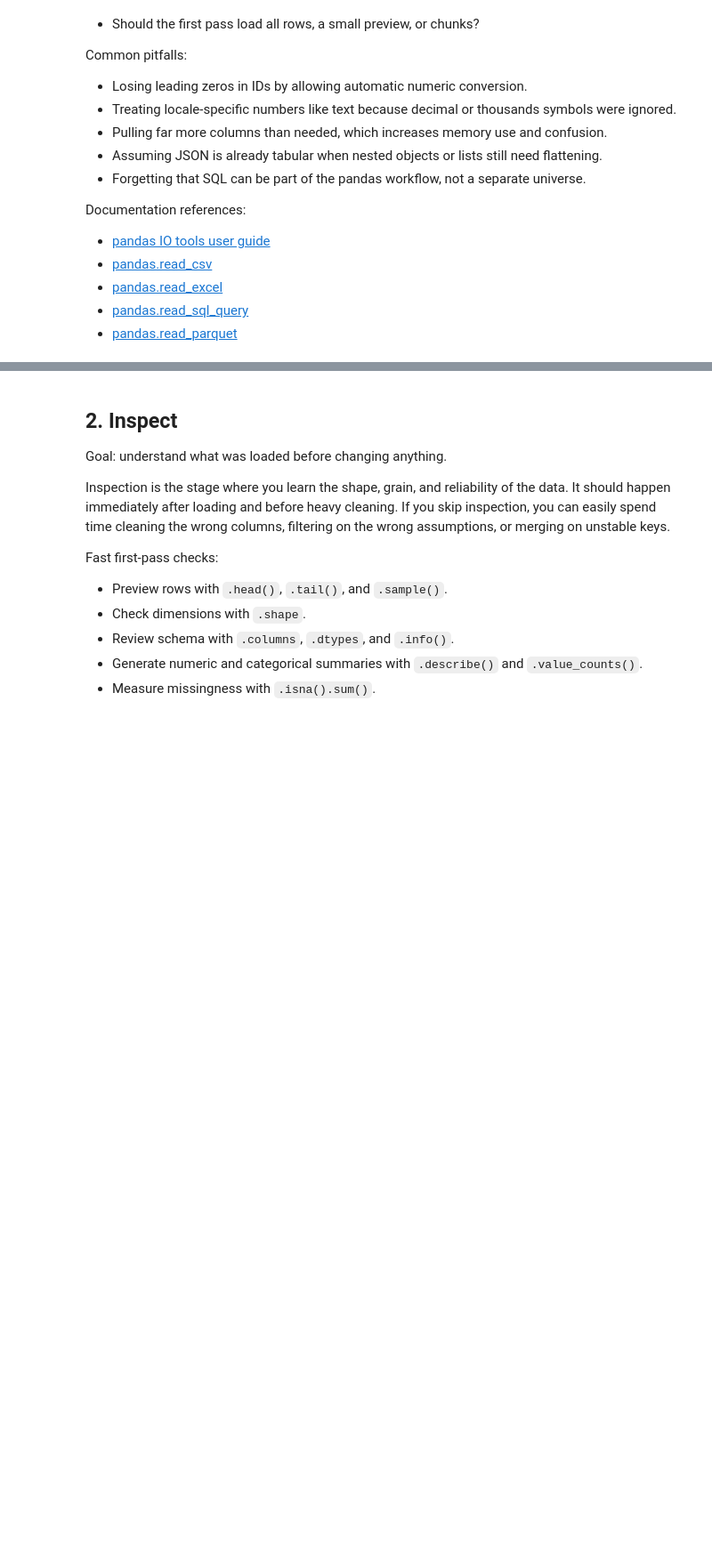
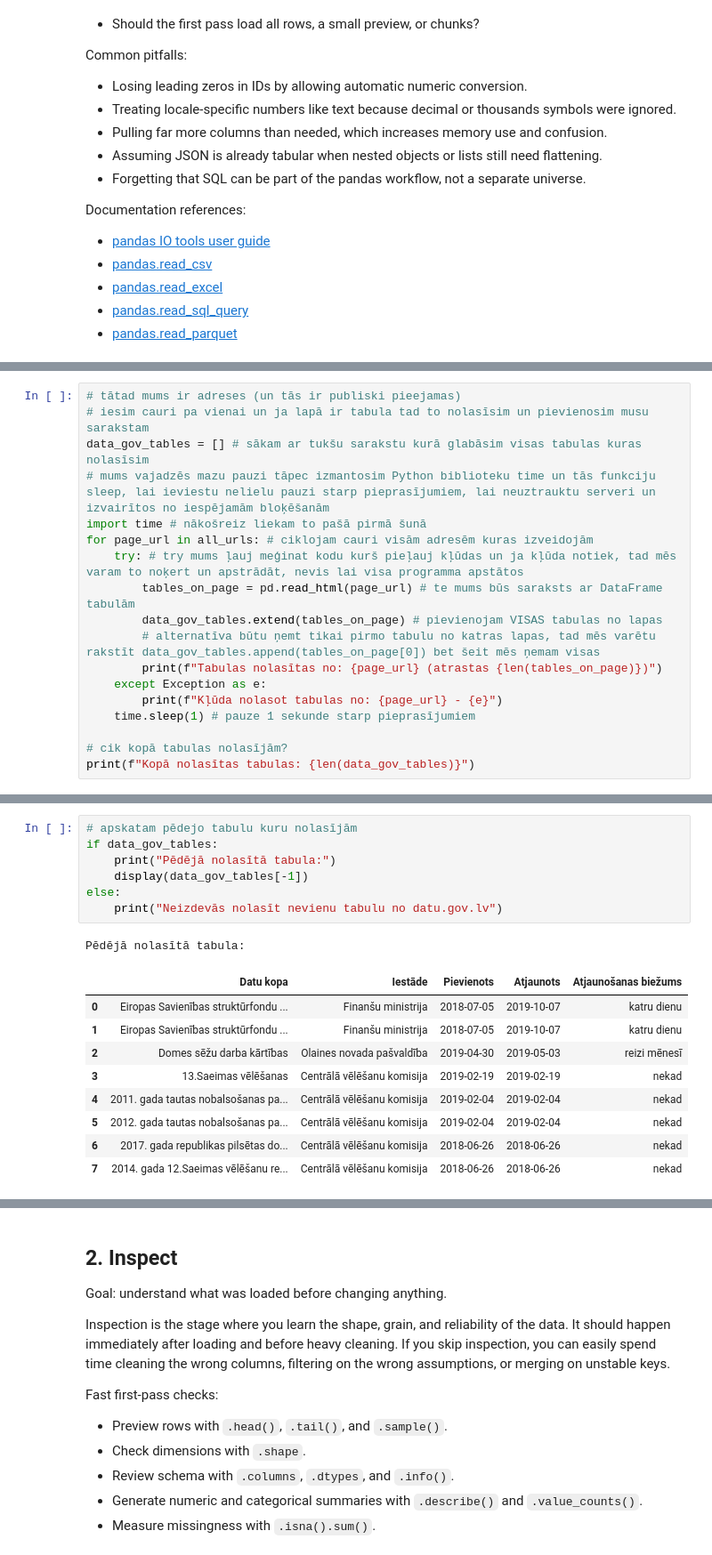
Before and after one commit to ValRCS/RTU_Python_CSP, a Jupyter notebook: notebooks/day4_pandas_full_worfklow_colab.ipynb, the cells around one changed output, grey strips where cells are left out. Shown at 89% size. Cells and saved outputs as stored; diff of their text form; blank space fills up the shorter version.

```diff
--- a/notebooks/day4_pandas_full_worfklow_colab.ipynb
+++ b/notebooks/day4_pandas_full_worfklow_colab.ipynb
@@ -251,0 +344,18 @@ loaded_objects
+# %%
+# tātad mums ir adreses (un tās ir publiski pieejamas)
+# iesim cauri pa vienai un ja lapā ir tabula tad to nolasīsim un pievienosim musu sarakstam
+data_gov_tables = [] # sākam ar tukšu sarakstu kurā glabāsim visas tabulas kuras nolasīsim
+# mums vajadzēs mazu pauzi tāpec izmantosim Python biblioteku time un tās funkciju sleep, lai ieviestu nelielu pauzi starp pieprasījumiem, lai neuztrauktu serveri un izvairītos no iespējamām bloķēšanām
+import time # nākošreiz liekam to pašā pirmā šunā
+for page_url in all_urls: # ciklojam cauri visām adresēm kuras izveidojām
+    try: # try mums ļauj meģinat kodu kurš pieļauj kļūdas un ja kļūda notiek, tad mēs varam to noķert un apstrādāt, nevis lai visa programma apstātos
+        tables_on_page = pd.read_html(page_url) # te mums būs saraksts ar DataFrame tabulām
+        data_gov_tables.extend(tables_on_page) # pievienojam VISAS tabulas no lapas
+        # alternatīva būtu ņemt tikai pirmo tabulu no katras lapas, tad mēs varētu rakstīt data_gov_tables.append(tables_on_page[0]) bet šeit mēs ņemam visas
+        print(f"Tabulas nolasītas no: {page_url} (atrastas {len(tables_on_page)})")
+    except Exception as e:
+        print(f"Kļūda nolasot tabulas no: {page_url} - {e}")
+    time.sleep(1) # pauze 1 sekunde starp pieprasījumiem
+
+# cik kopā tabulas nolasījām?
+print(f"Kopā nolasītas tabulas: {len(data_gov_tables)}")
@@ -251,0 +369,18 @@ loaded_objects
+# %%
+# apskatam pēdejo tabulu kuru nolasījām
+if data_gov_tables:
+    print("Pēdējā nolasītā tabula:")
+    display(data_gov_tables[-1])
+else:
+    print("Neizdevās nolasīt nevienu tabulu no datu.gov.lv")
+# %% [output]
+Pēdējā nolasītā tabula:
+|  | Datu kopa | Iestāde | Pievienots | Atjaunots | Atjaunošanas biežums |
+| 0 | Eiropas Savienības struktūrfondu ... | Finanšu ministrija | 2018-07-05 | 2019-10-07 | katru dienu |
+| 1 | Eiropas Savienības struktūrfondu ... | Finanšu ministrija | 2018-07-05 | 2019-10-07 | katru dienu |
+| 2 | Domes sēžu darba kārtības | Olaines novada pašvaldība | 2019-04-30 | 2019-05-03 | reizi mēnesī |
+| 3 | 13.Saeimas vēlēšanas | Centrālā vēlēšanu komisija | 2019-02-19 | 2019-02-19 | nekad |
+| 4 | 2011. gada tautas nobalsošanas pa... | Centrālā vēlēšanu komisija | 2019-02-04 | 2019-02-04 | nekad |
+| 5 | 2012. gada tautas nobalsošanas pa... | Centrālā vēlēšanu komisija | 2019-02-04 | 2019-02-04 | nekad |
+| 6 | 2017. gada republikas pilsētas do... | Centrālā vēlēšanu komisija | 2018-06-26 | 2018-06-26 | nekad |
+| 7 | 2014. gada 12.Saeimas vēlēšanu re... | Centrālā vēlēšanu komisija | 2018-06-26 | 2018-06-26 | nekad |
```
Also changed, not shown: parts of 8 cells of this notebook.
